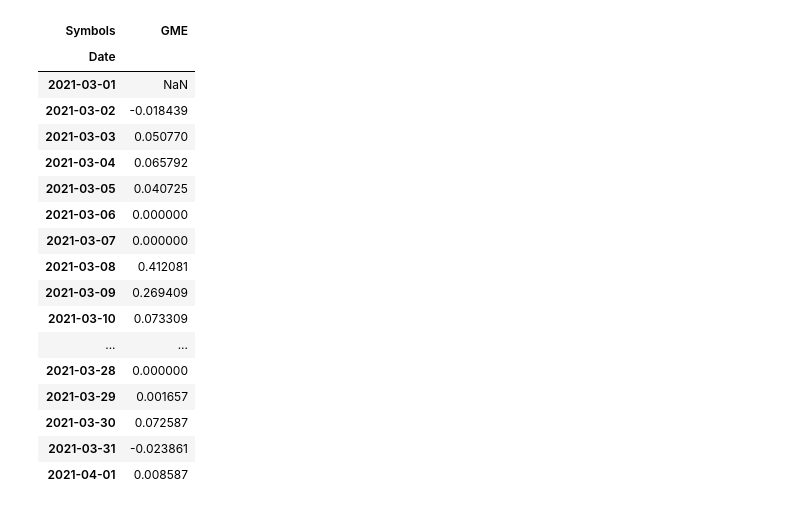
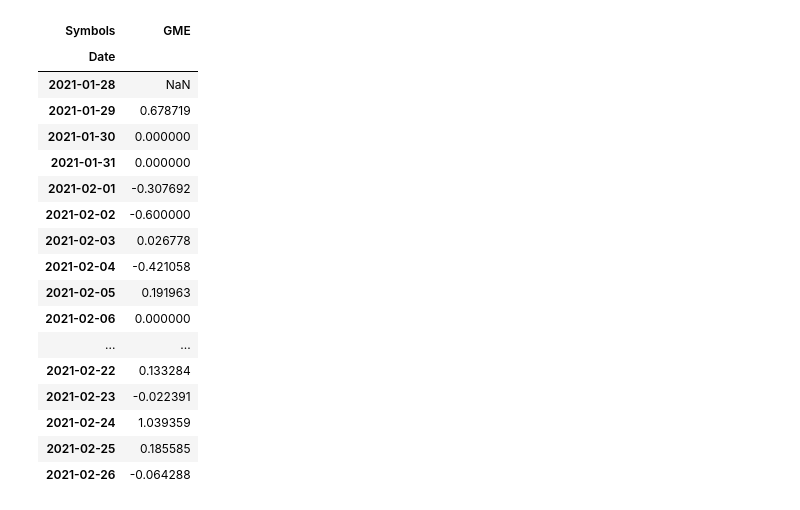
Before and after one commit to rmoreira/wallstreetbets-sentiment-analysis, a Jupyter notebook: notebooks/wall_street_bets_vader.ipynb, the cells around one changed output. Saved outputs shown, nothing was run; the diff lists cells and outputs as text; code cells hidden in the pictures.

```diff
--- a/notebooks/wall_street_bets_vader.ipynb
+++ b/notebooks/wall_street_bets_vader.ipynb
@@ -71,34 +93,34 @@ reddit_sentiment_data.head()
 # %%
 import pandas as pd
 import numpy as np
 import matplotlib.pyplot as plt
 import pandas_datareader as web
 import ast
 from datetime import datetime
 
 
 tickers = ['GME']
 multiple_stocks = web.get_data_yahoo(tickers,
-start = "2021-03-01",
-end = datetime.today().strftime('%Y-%m-%d'))
+start = "2021-01-28",
+end = "2021-02-28")
 multiple_stocks_monthly_returns = multiple_stocks['Adj Close'].resample('D').ffill().pct_change()
 multiple_stocks_monthly_returns
 # %% [output]
 | Symbols | GME |
 | Date |  |
-| 2021-03-01 | NaN |
-| 2021-03-02 | -0.018439 |
-| 2021-03-03 | 0.050770 |
-| 2021-03-04 | 0.065792 |
-| 2021-03-05 | 0.040725 |
-| 2021-03-06 | 0.000000 |
-| 2021-03-07 | 0.000000 |
-| 2021-03-08 | 0.412081 |
-| 2021-03-09 | 0.269409 |
-| 2021-03-10 | 0.073309 |
+| 2021-01-28 | NaN |
+| 2021-01-29 | 0.678719 |
+| 2021-01-30 | 0.000000 |
+| 2021-01-31 | 0.000000 |
+| 2021-02-01 | -0.307692 |
+| 2021-02-02 | -0.600000 |
+| 2021-02-03 | 0.026778 |
+| 2021-02-04 | -0.421058 |
+| 2021-02-05 | 0.191963 |
+| 2021-02-06 | 0.000000 |
 | ... | ... |
-| 2021-03-28 | 0.000000 |
-| 2021-03-29 | 0.001657 |
-| 2021-03-30 | 0.072587 |
-| 2021-03-31 | -0.023861 |
-| 2021-04-01 | 0.008587 |
+| 2021-02-22 | 0.133284 |
+| 2021-02-23 | -0.022391 |
+| 2021-02-24 | 1.039359 |
+| 2021-02-25 | 0.185585 |
+| 2021-02-26 | -0.064288 |
```
Also changed, not shown: parts of 28 cells of this notebook, 1 other file.
